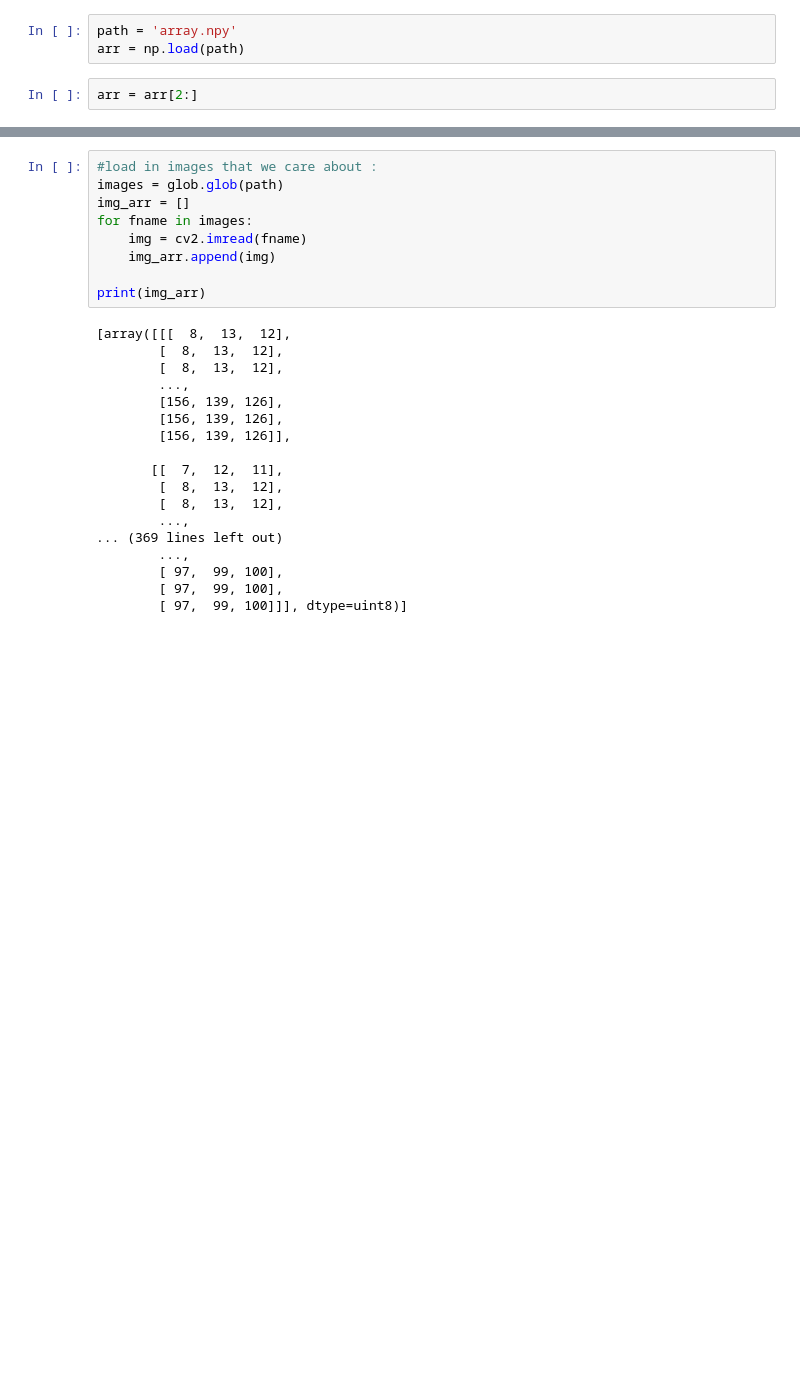
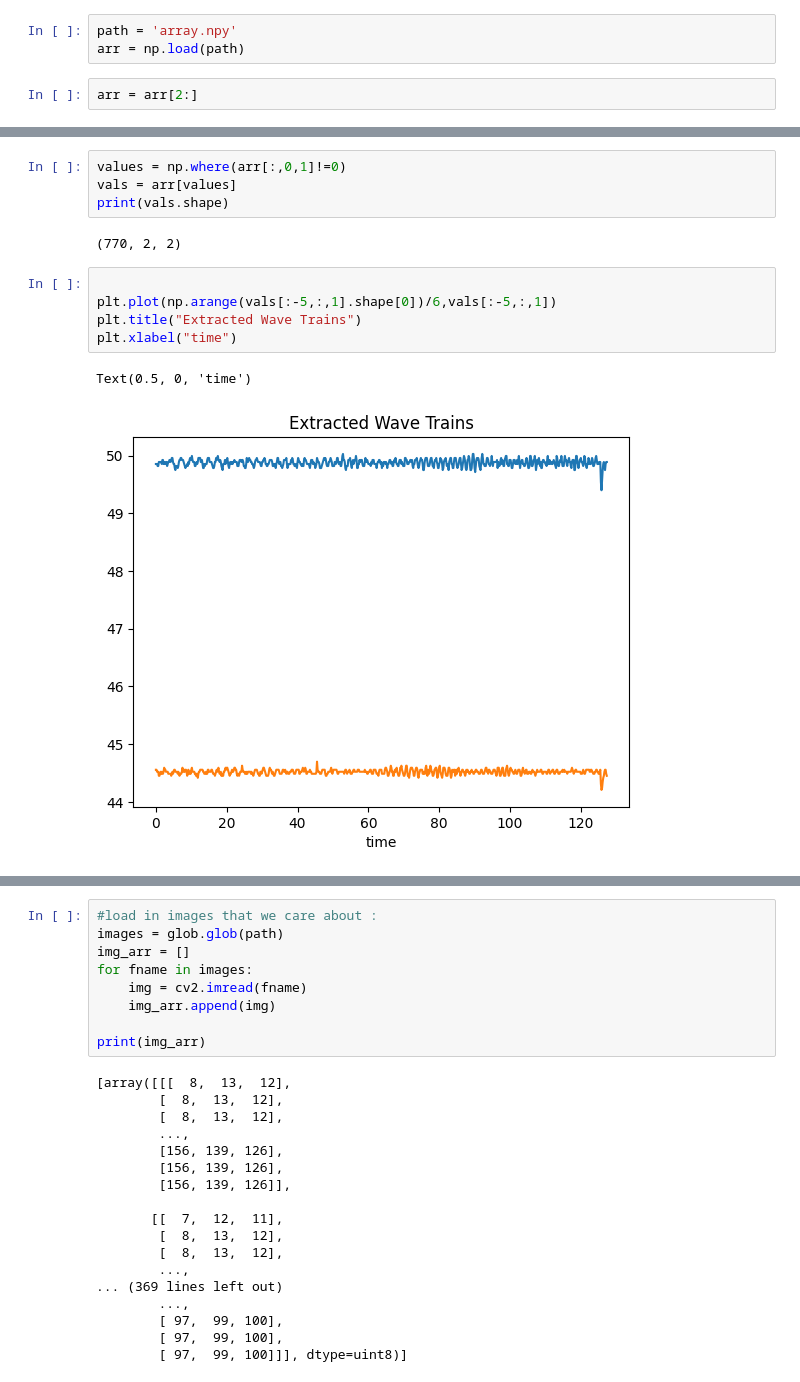
Before and after one commit to gordoncd/vidWFT, a Jupyter notebook: waves-analysis-05-28-2024.ipynb, the cells around one changed output, grey strips where cells are left out. Saved outputs shown, nothing was run; the diff lists cells and outputs as text; blank space fills up the shorter version.

```diff
--- a/waves-analysis-05-28-2024.ipynb
+++ b/waves-analysis-05-28-2024.ipynb
@@ -14,0 +15,14 @@ print(arr.shape)
+# %%
+values = np.where(arr[:,0,1]!=0)
+vals = arr[values]
+print(vals.shape)
+# %% [output]
+(770, 2, 2)
+# %%
+
+plt.plot(np.arange(vals[:-5,:,1].shape[0])/6,vals[:-5,:,1])
+plt.title("Extracted Wave Trains")
+plt.xlabel("time")
+# %% [output]
+Text(0.5, 0, 'time')
+[figure, added]
```
Also changed, not shown: parts of 6 cells of this notebook, 5 other files.
